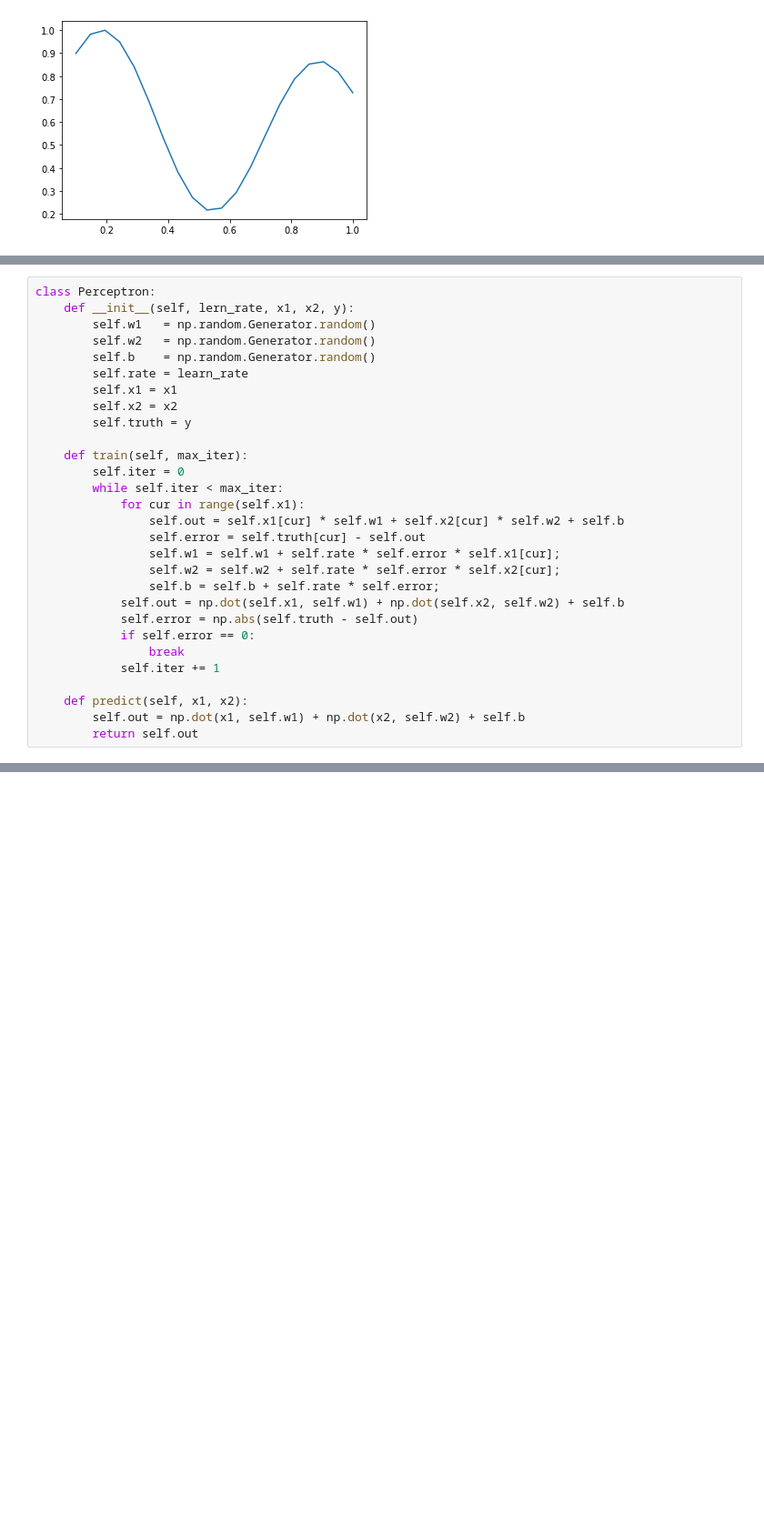
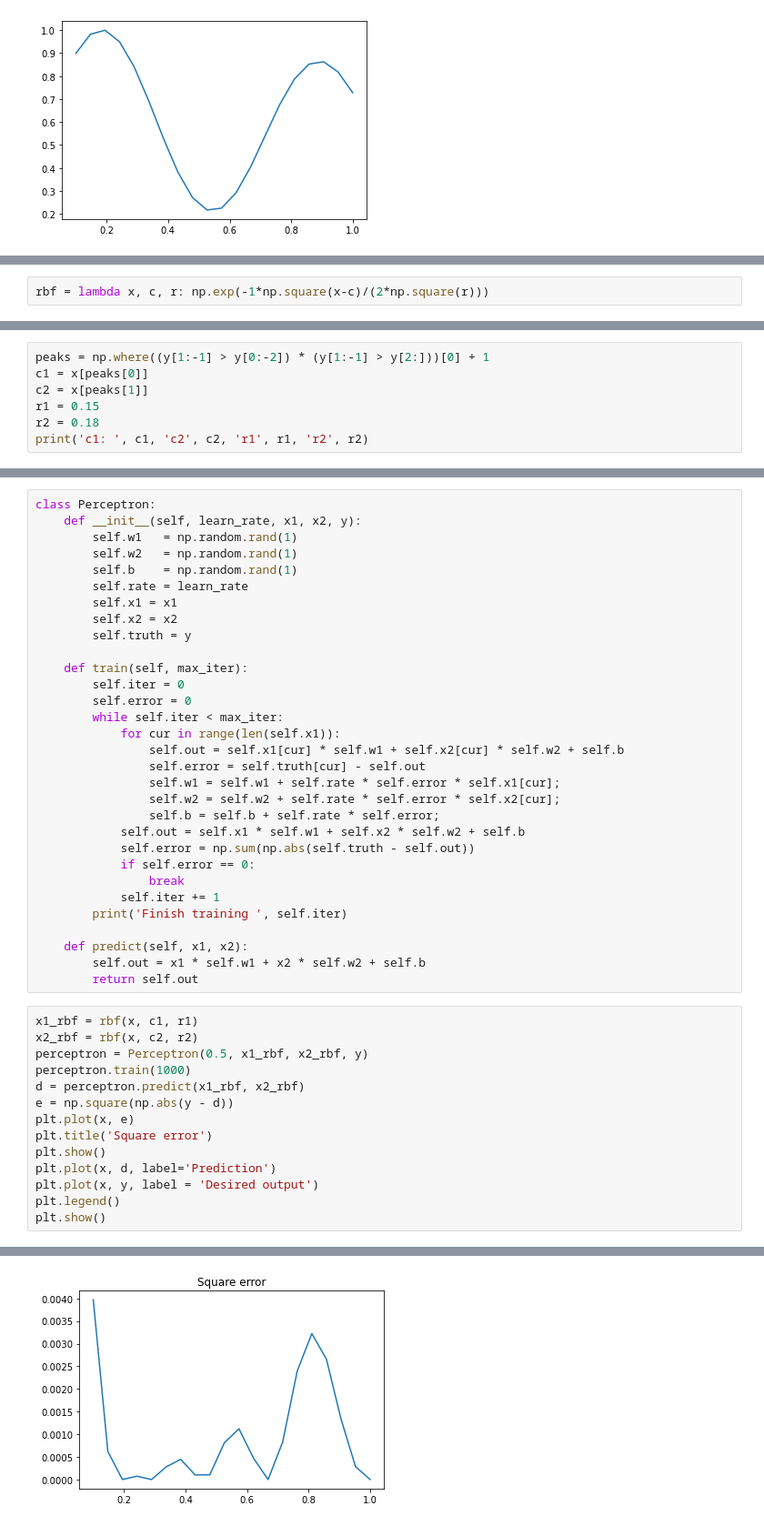
Before and after one commit to dbeliavskij/IS-Lab3, a Jupyter notebook: Lab3.ipynb, the cells around one changed output, grey strips where cells are left out. Shown at 91% size. Drawn from its saved outputs; the diff is of its cells as text; blank space fills up the shorter version.

```diff
--- a/Lab3.ipynb
+++ b/Lab3.ipynb
@@ -42,0 +45,2 @@ plt.show()
+# %%
+rbf = lambda x, c, r: np.exp(-1*np.square(x-c)/(2*np.square(r)))
@@ -42,0 +49,7 @@ plt.show()
+# %%
+peaks = np.where((y[1:-1] > y[0:-2]) * (y[1:-1] > y[2:]))[0] + 1
+c1 = x[peaks[0]]
+c2 = x[peaks[1]]
+r1 = 0.15
+r2 = 0.18
+print('c1: ', c1, 'c2', c2, 'r1', r1, 'r2', r2)
@@ -47,10 +60,10 @@ plt.show()
 - mokymo algoritmas skirtas išėjimo parametrams w1, w2 ir w0 apskaičiuoti - toks pat kaip ir perceptrono mokyme (1 LD).
 # %%
 class Perceptron:
-    def __init__(self, lern_rate, x1, x2, y):
-        self.w1   = np.random.Generator.random()
-        self.w2   = np.random.Generator.random()
-        self.b    = np.random.Generator.random()
+    def __init__(self, learn_rate, x1, x2, y):
+        self.w1   = np.random.rand(1)
+        self.w2   = np.random.rand(1)
+        self.b    = np.random.rand(1)
         self.rate = learn_rate
         self.x1 = x1
         self.x2 = x2
@@ -58,19 +71,36 @@ class Perceptron:
 
     def train(self, max_iter):
         self.iter = 0
+        self.error = 0
         while self.iter < max_iter:
-            for cur in range(self.x1):
+            for cur in range(len(self.x1)):
                 self.out = self.x1[cur] * self.w1 + self.x2[cur] * self.w2 + self.b
                 self.error = self.truth[cur] - self.out
                 self.w1 = self.w1 + self.rate * self.error * self.x1[cur];
                 self.w2 = self.w2 + self.rate * self.error * self.x2[cur];
                 self.b = self.b + self.rate * self.error;
-            self.out = np.dot(self.x1, self.w1) + np.dot(self.x2, self.w2) + self.b
-            self.error = np.abs(self.truth - self.out)
+            self.out = self.x1 * self.w1 + self.x2 * self.w2 + self.b
+            self.error = np.sum(np.abs(self.truth - self.out))
             if self.error == 0:
                 break
             self.iter += 1
+        print('Finish training ', self.iter)
 
     def predict(self, x1, x2):
-        self.out = np.dot(x1, self.w1) + np.dot(x2, self.w2) + self.b
+        self.out = x1 * self.w1 + x2 * self.w2 + self.b
         return self.out
+# %%
+x1_rbf = rbf(x, c1, r1)
+x2_rbf = rbf(x, c2, r2)
+perceptron = Perceptron(0.5, x1_rbf, x2_rbf, y)
+perceptron.train(1000)
+d = perceptron.predict(x1_rbf, x2_rbf)
+e = np.square(np.abs(y - d))
+plt.plot(x, e)
+plt.title('Square error')
+plt.show()
+plt.plot(x, d, label='Prediction')
+plt.plot(x, y, label = 'Desired output')
+plt.legend()
+plt.show()
+# %% [output]
@@ -76,0 +108 @@ class Perceptron:
+[figure, added]
```
Also changed, not shown: parts of 5 cells of this notebook.
